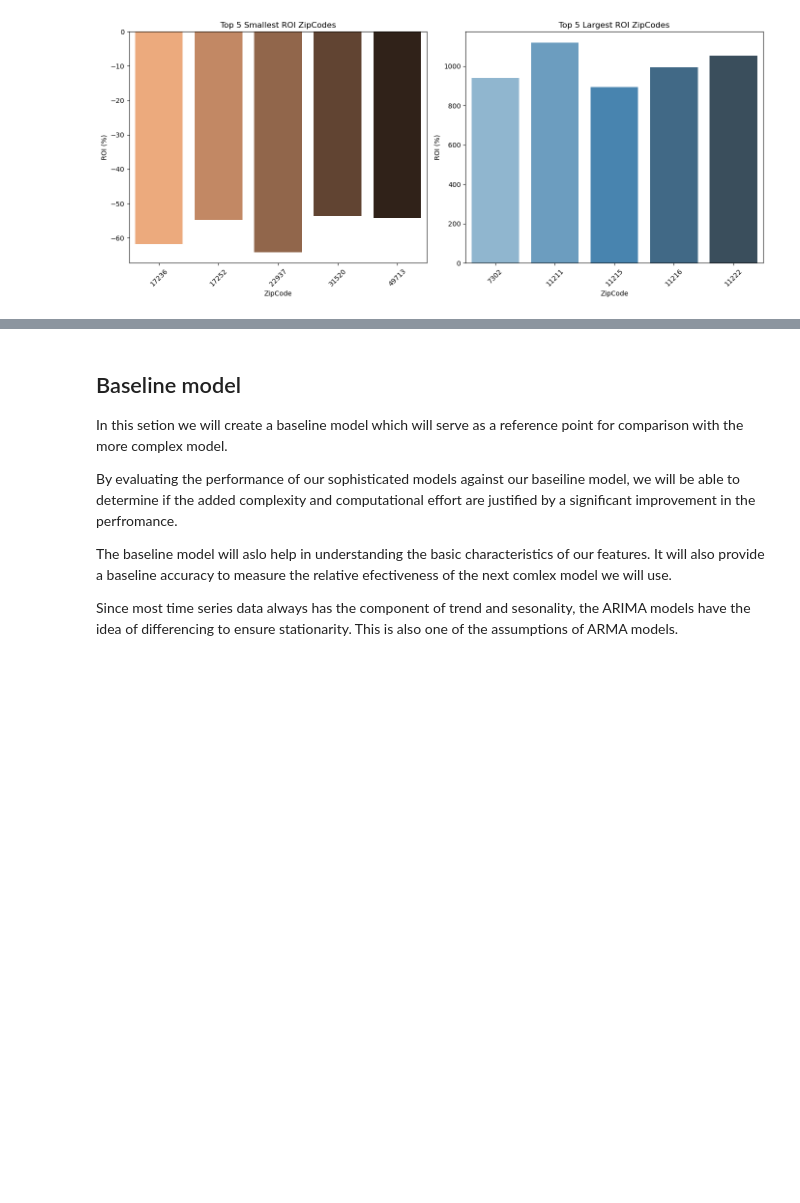
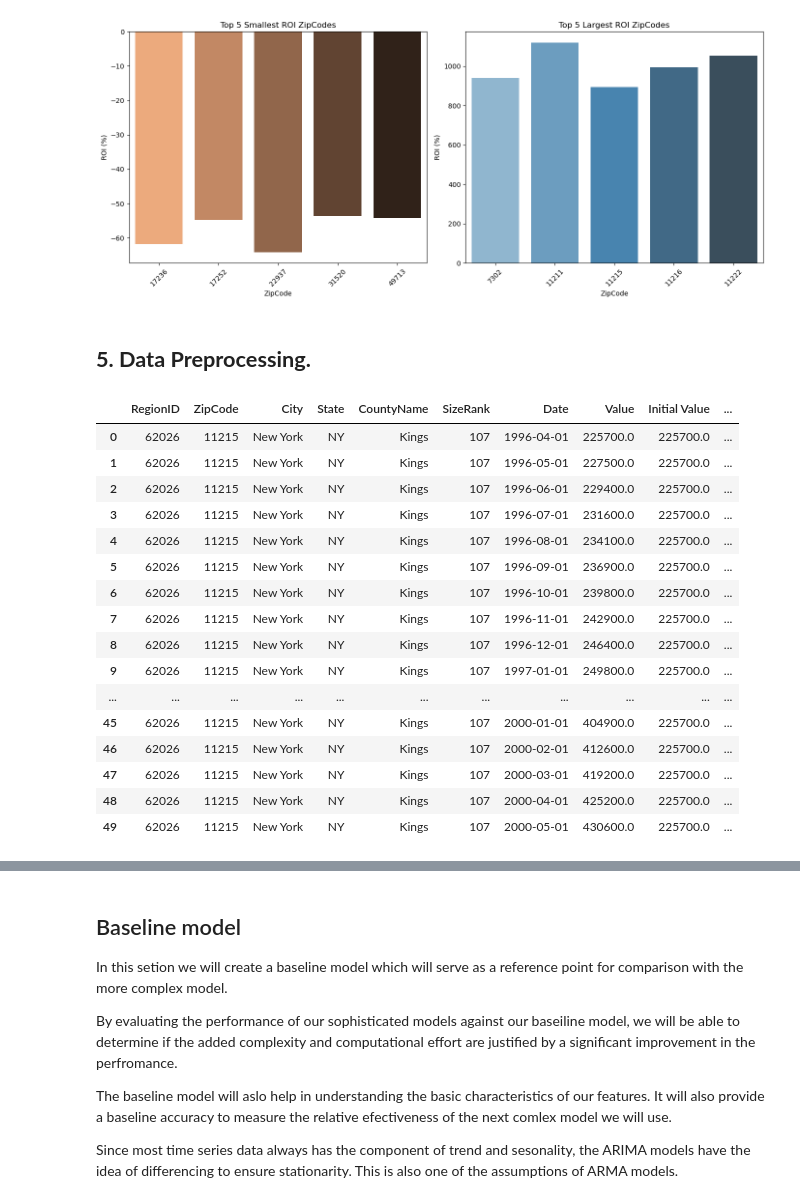
Before and after one commit to PaulMuniu/Phase-4-Group-Project, a Jupyter notebook: Student.ipynb, the cells around one changed output, grey strips where cells are left out. Saved outputs shown, nothing was run; the diff lists cells and outputs as text; code cells hidden in the pictures; blank space fills up the shorter version.

```diff
--- a/Student.ipynb
+++ b/Student.ipynb
@@ -615,3 +619,27 @@ plt.tight_layout()
 plt.show();
 # %% [output]
 [figure]
+# %% [markdown]
+## **5. Data Preprocessing.**
+# %%
+# Filter data for the top 5 zipcodes based on %ROI
+top_zipcodes = pd.merge(data, top_5_zipcodes)
+top_zipcodes.head(50)
+# %% [output]
+|  | RegionID | ZipCode | City | State | CountyName | SizeRank | Date | Value | Initial Value | ... |
+| 0 | 62026 | 11215 | New York | NY | Kings | 107 | 1996-04-01 | 225700.0 | 225700.0 | ... |
+| 1 | 62026 | 11215 | New York | NY | Kings | 107 | 1996-05-01 | 227500.0 | 225700.0 | ... |
+| 2 | 62026 | 11215 | New York | NY | Kings | 107 | 1996-06-01 | 229400.0 | 225700.0 | ... |
+| 3 | 62026 | 11215 | New York | NY | Kings | 107 | 1996-07-01 | 231600.0 | 225700.0 | ... |
+| 4 | 62026 | 11215 | New York | NY | Kings | 107 | 1996-08-01 | 234100.0 | 225700.0 | ... |
+| 5 | 62026 | 11215 | New York | NY | Kings | 107 | 1996-09-01 | 236900.0 | 225700.0 | ... |
+| 6 | 62026 | 11215 | New York | NY | Kings | 107 | 1996-10-01 | 239800.0 | 225700.0 | ... |
+| 7 | 62026 | 11215 | New York | NY | Kings | 107 | 1996-11-01 | 242900.0 | 225700.0 | ... |
+| 8 | 62026 | 11215 | New York | NY | Kings | 107 | 1996-12-01 | 246400.0 | 225700.0 | ... |
+| 9 | 62026 | 11215 | New York | NY | Kings | 107 | 1997-01-01 | 249800.0 | 225700.0 | ... |
+| ... | ... | ... | ... | ... | ... | ... | ... | ... | ... | ... |
+| 45 | 62026 | 11215 | New York | NY | Kings | 107 | 2000-01-01 | 404900.0 | 225700.0 | ... |
+| 46 | 62026 | 11215 | New York | NY | Kings | 107 | 2000-02-01 | 412600.0 | 225700.0 | ... |
+| 47 | 62026 | 11215 | New York | NY | Kings | 107 | 2000-03-01 | 419200.0 | 225700.0 | ... |
+| 48 | 62026 | 11215 | New York | NY | Kings | 107 | 2000-04-01 | 425200.0 | 225700.0 | ... |
+| 49 | 62026 | 11215 | New York | NY | Kings | 107 | 2000-05-01 | 430600.0 | 225700.0 | ... |
```
Also changed, not shown: parts of 30 cells of this notebook.
